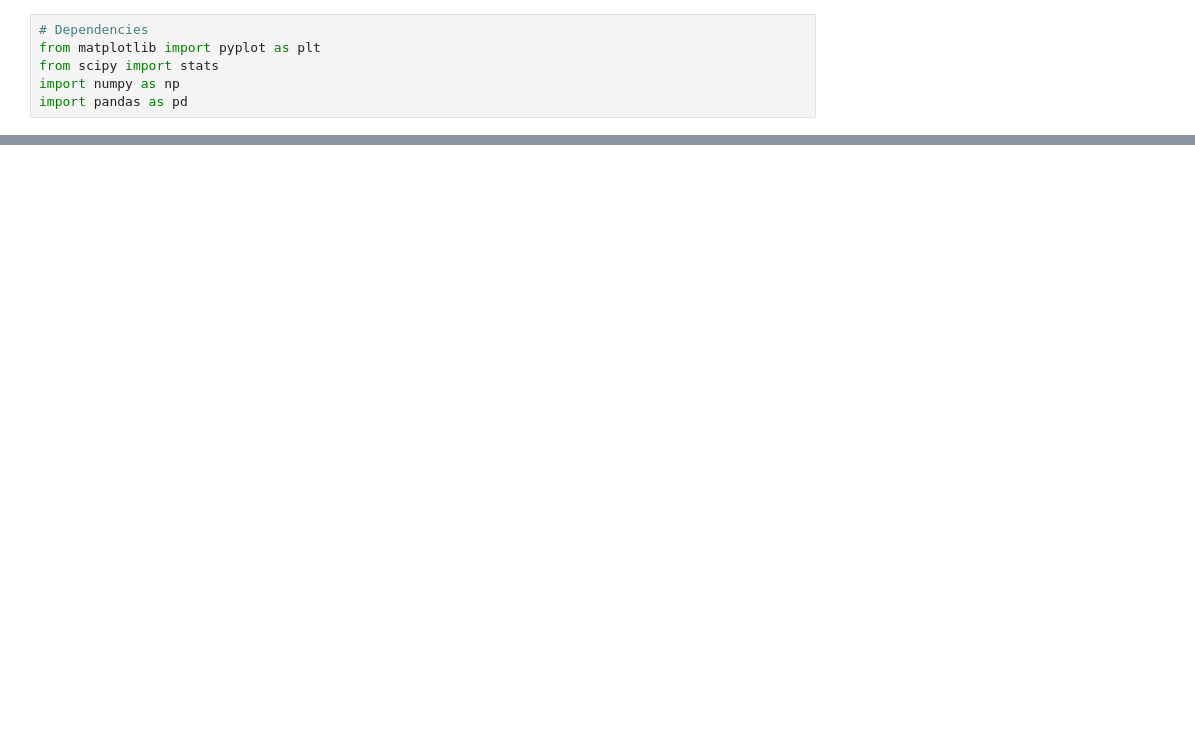
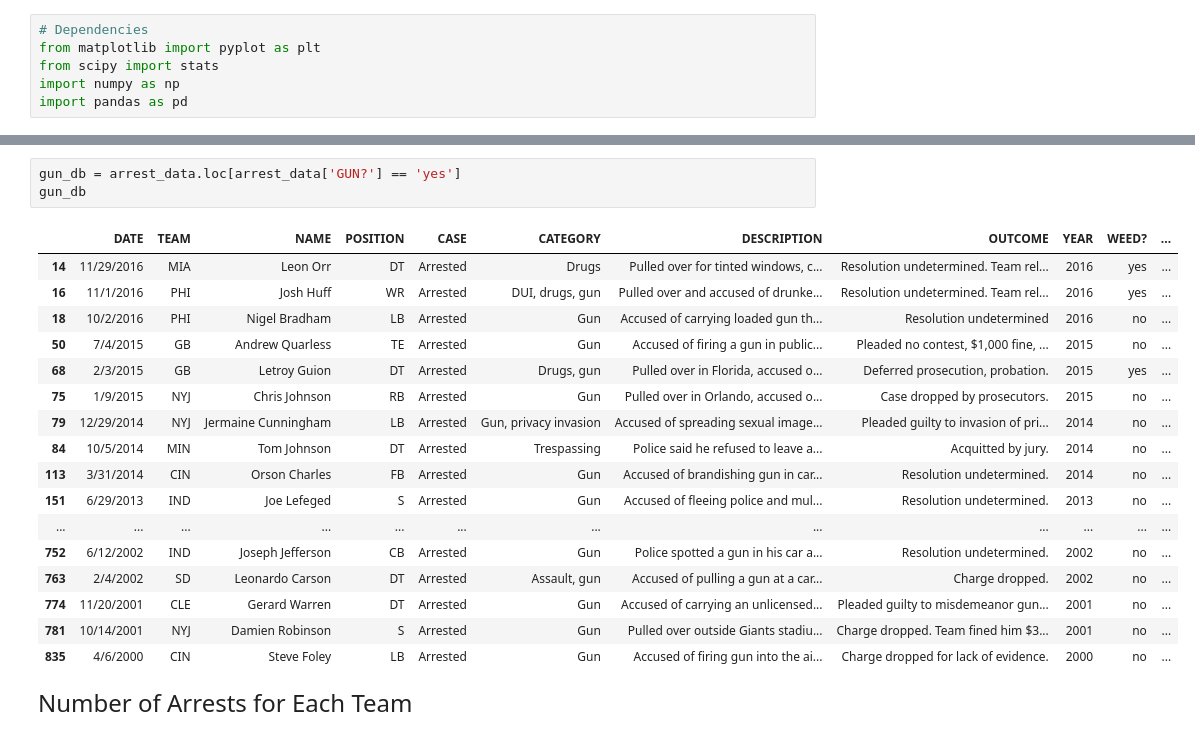
Before and after one commit to jystyn/nfl_arrest_analysis, a Jupyter notebook: 04_data_library.ipynb, the cells around one changed output, grey strips where cells are left out. Saved outputs shown, nothing was run; the diff lists cells and outputs as text; blank space fills up the shorter version.

```diff
--- a/04_data_library.ipynb
+++ b/04_data_library.ipynb
@@ -64,3 +80,26 @@ arrest_data.head()
+# %%
+gun_db = arrest_data.loc[arrest_data['GUN?'] == 'yes']
+gun_db
+# %% [output]
+|  | DATE | TEAM | NAME | POSITION | CASE | CATEGORY | DESCRIPTION | OUTCOME | YEAR | WEED? | ... |
+| 14 | 11/29/2016 | MIA | Leon Orr | DT | Arrested | Drugs | Pulled over for tinted windows, c... | Resolution undetermined. Team rel... | 2016 | yes | ... |
+| 16 | 11/1/2016 | PHI | Josh Huff | WR | Arrested | DUI, drugs, gun | Pulled over and accused of drunke... | Resolution undetermined. Team rel... | 2016 | yes | ... |
+| 18 | 10/2/2016 | PHI | Nigel Bradham | LB | Arrested | Gun | Accused of carrying loaded gun th... | Resolution undetermined | 2016 | no | ... |
+| 50 | 7/4/2015 | GB | Andrew Quarless | TE | Arrested | Gun | Accused of firing a gun in public... | Pleaded no contest, $1,000 fine, ... | 2015 | no | ... |
+| 68 | 2/3/2015 | GB | Letroy Guion | DT | Arrested | Drugs, gun | Pulled over in Florida, accused o... | Deferred prosecution, probation. | 2015 | yes | ... |
+| 75 | 1/9/2015 | NYJ | Chris Johnson | RB | Arrested | Gun | Pulled over in Orlando, accused o... | Case dropped by prosecutors. | 2015 | no | ... |
+| 79 | 12/29/2014 | NYJ | Jermaine Cunningham | LB | Arrested | Gun, privacy invasion | Accused of spreading sexual image... | Pleaded guilty to invasion of pri... | 2014 | no | ... |
+| 84 | 10/5/2014 | MIN | Tom Johnson | DT | Arrested | Trespassing | Police said he refused to leave a... | Acquitted by jury. | 2014 | no | ... |
+| 113 | 3/31/2014 | CIN | Orson Charles | FB | Arrested | Gun | Accused of brandishing gun in car... | Resolution undetermined. | 2014 | no | ... |
+| 151 | 6/29/2013 | IND | Joe Lefeged | S | Arrested | Gun | Accused of fleeing police and mul... | Resolution undetermined. | 2013 | no | ... |
+| ... | ... | ... | ... | ... | ... | ... | ... | ... | ... | ... | ... |
+| 752 | 6/12/2002 | IND | Joseph Jefferson | CB | Arrested | Gun | Police spotted a gun in his car a... | Resolution undetermined. | 2002 | no | ... |
+| 763 | 2/4/2002 | SD | Leonardo Carson | DT | Arrested | Assault, gun | Accused of pulling a gun at a car... | Charge dropped. | 2002 | no | ... |
+| 774 | 11/20/2001 | CLE | Gerard Warren | DT | Arrested | Gun | Accused of carrying an unlicensed... | Pleaded guilty to misdemeanor gun... | 2001 | no | ... |
+| 781 | 10/14/2001 | NYJ | Damien Robinson | S | Arrested | Gun | Pulled over outside Giants stadiu... | Charge dropped. Team fined him $3... | 2001 | no | ... |
+| 835 | 4/6/2000 | CIN | Steve Foley | LB | Arrested | Gun | Accused of firing gun into the ai... | Charge dropped for lack of evidence. | 2000 | no | ... |
+# %% [markdown]
+<font size="5">Number of Arrests for Each Team
 # %%
 team_count = arrest_data["TEAM"].value_counts()
 team_count.head()
```
Also changed, not shown: parts of 66 cells of this notebook, 1 other file.
